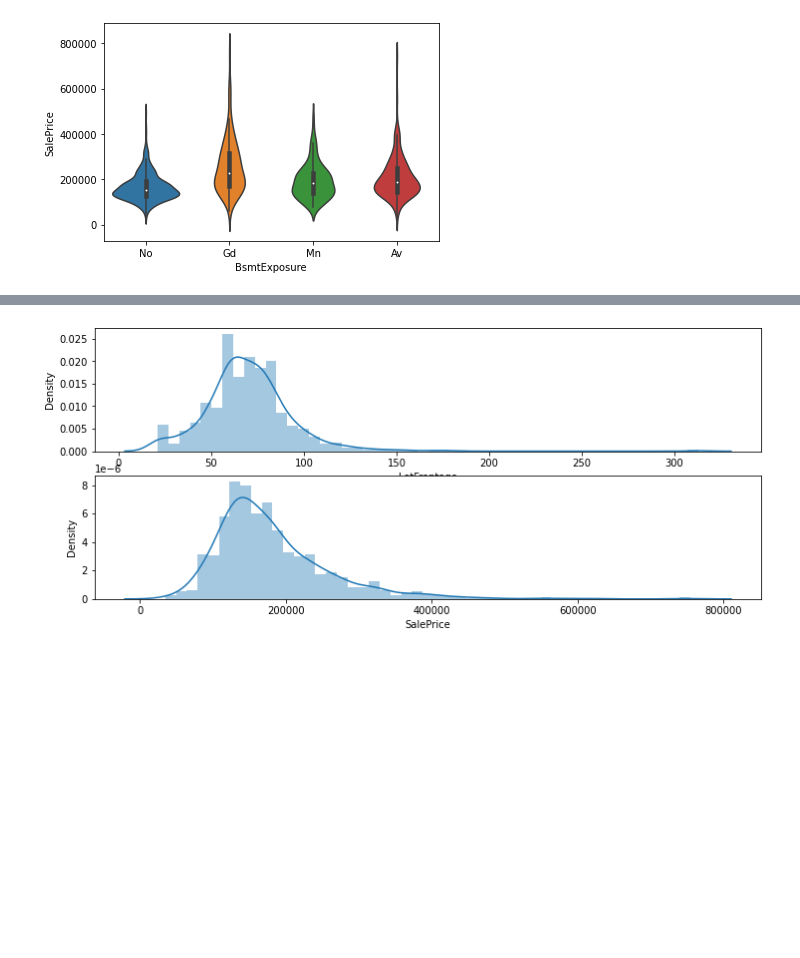
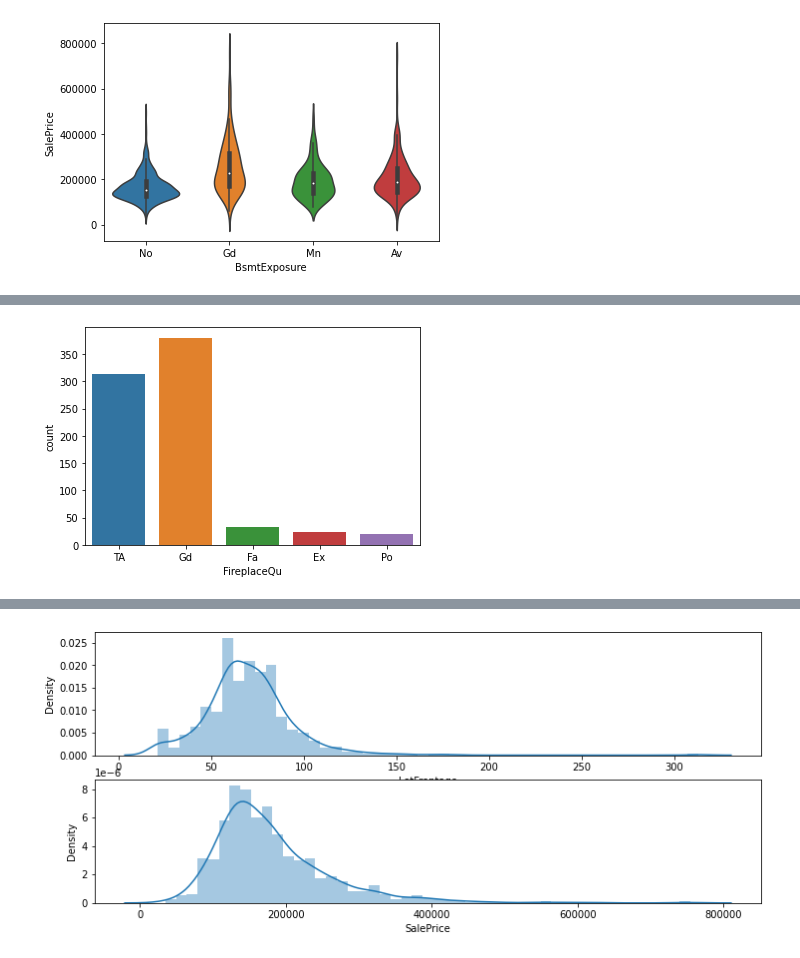
Before and after one commit to marudengi/practice-for-kaggle, a Jupyter notebook: House_Prices.ipynb, the cells around one changed output, grey strips where cells are left out. Saved outputs shown, nothing was run; the diff lists cells and outputs as text; code cells hidden in the pictures; blank space fills up the shorter version.

```diff
--- a/House_Prices.ipynb
+++ b/House_Prices.ipynb
@@ -629,0 +695,5 @@ sns.violinplot(train['BsmtExposure'],train['SalePrice'])
+# %%
+sns.countplot(train['FireplaceQu'])
+plt.show()
+# %% [output]
+[figure, added]
```
Also changed, not shown: parts of 44 cells of this notebook.
